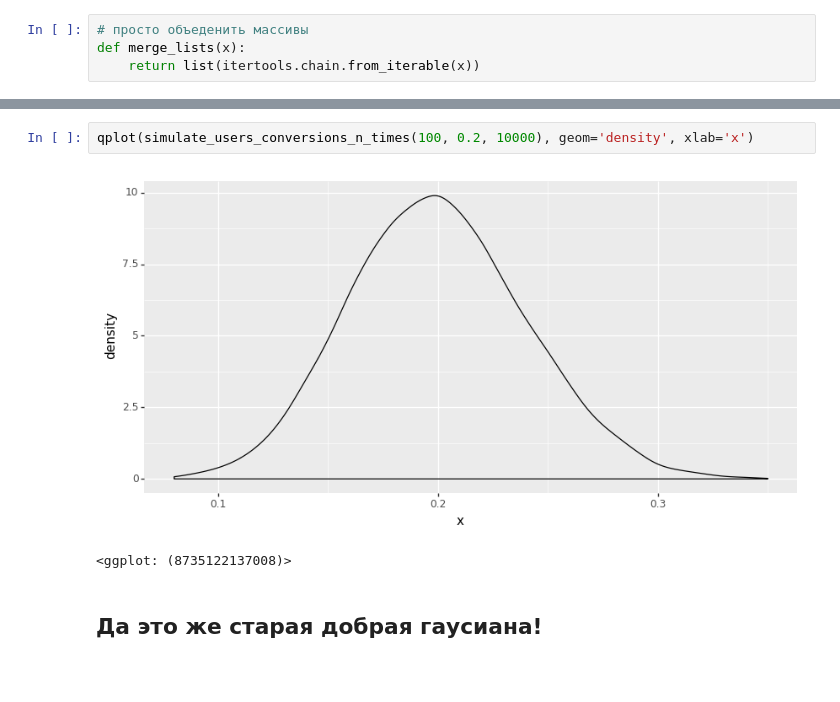
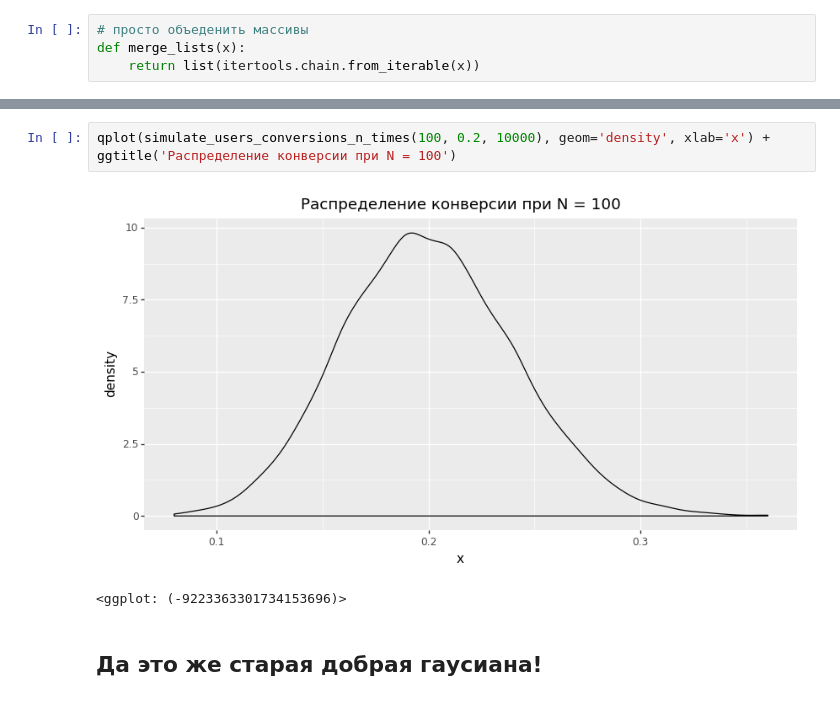
Before and after one commit to dmitriyshashkin/ods_lection, a Jupyter notebook: ods.ipynb, the cells around one changed output, grey strips where cells are left out. Cells and saved outputs as stored; diff of their text form; blank space fills up the shorter version.

Commit message:
Added some clarifications, titles for charts

```diff
--- a/ods.ipynb
+++ b/ods.ipynb
@@ -87,8 +91,8 @@ ggplot(df, aes(x='x', color='factor(N)')) + geom_density(size=1) + ggtitle("Ра
 # %%
-qplot(simulate_users_conversions_n_times(100, 0.2, 10000), geom='density', xlab='x')
+qplot(simulate_users_conversions_n_times(100, 0.2, 10000), geom='density', xlab='x') + ggtitle('Распределение конверсии при N = 100')
 # %% [output]
-[figure, old version]
+[figure, new version]
-<ggplot: (8735122137008)>
+<ggplot: (-9223363301734153696)>
 # %% [markdown]
 ## Да это же старая добрая гаусиана!
 # %% [markdown]
```
Also changed, not shown: parts of 16 cells of this notebook.
